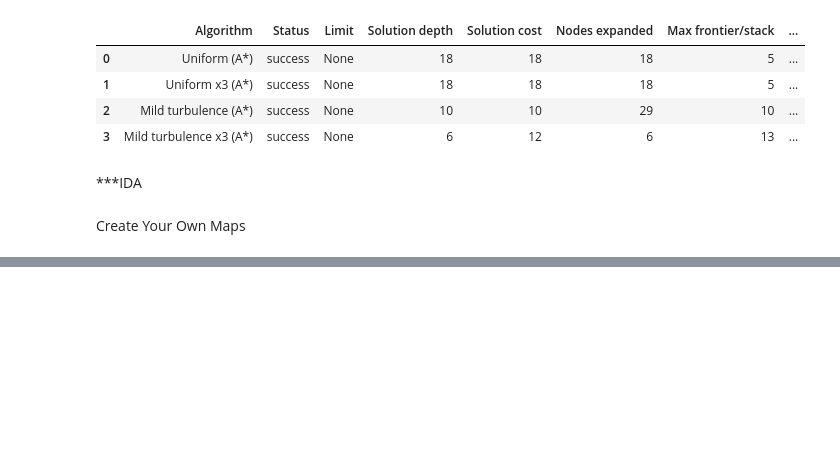
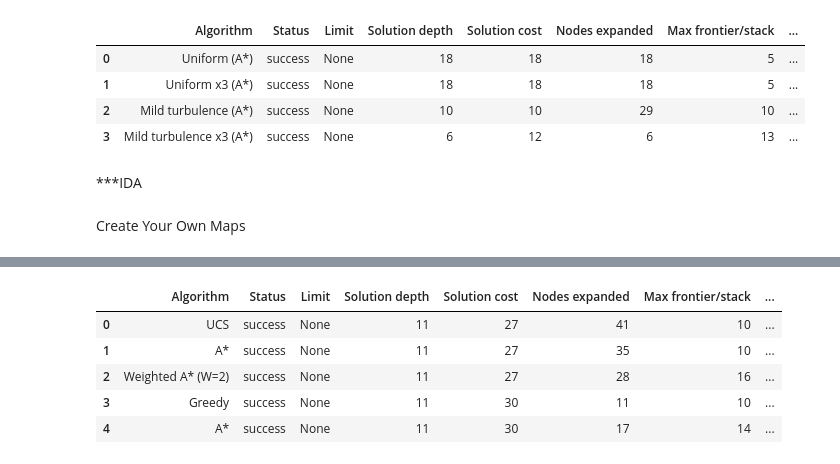
Before and after one commit to Z1llaK0ng/intro-ai, a Jupyter notebook: Lab 1/Part B/Weighted_search.ipynb, the cells around one changed output, grey strips where cells are left out. Saved outputs shown, nothing was run; the diff lists cells and outputs as text; code cells hidden in the pictures; blank space fills up the shorter version.

```diff
--- a/Lab 1/Part B/Weighted_search.ipynb
+++ b/Lab 1/Part B/Weighted_search.ipynb
@@ -896 +896,69 @@ plot_path(
 [figure]
+# %%
+# TODO 11:
+# Create your second custom map here.
+
+custom_grid_2 = [
+    [0, 0, 1, 0, 1, 1, 1, 1, 0, 0, 1],
+    [0, 1, 1, 0, 1, 1, 0, 0, 0, 1, 0],
+    [0, 0, 0, 0, 0, 1, 0, 1, 1, 0, 1],
+    [1, 0, 1, 1, 0, 0, 0, 1, 0, 1, 0],
+    [1, 0, 1, 1, 0, 1, 0, 1, 0, 1, 0],
+    [1, 0, 1, 1, 0, 1, 0, 1, 1, 0, 1],
+    [1, 0, 0, 1, 0, 1, 0, 0, 0, 0, 0],
+    [1, 1, 0, 1, 0, 1, 0, 1, 1, 0, 1],
+    [1, 1, 0, 0, 0, 0, 0, 0, 0, 0, 1],
+    [1, 0, 0, 1, 0, 1, 0, 1, 1, 0, 0],
+]
+
+custom_grid_2w = [
+    [0, 0, 0, 0, 0, 0, 0],
+    [0, 0, 0, 0, 0, 0, 0],
+    [0, 0, 0, 0, 0, 0, 0],
+    [0, 0, 0, 0, 0, 0, 0],
+    [0, 0, 0, 0, 0, 0, 0],
+    [0, 0, 0, 0, 0, 0, 0],
+]
+
+custom_costs_2 = [
+    [1, 2, 2, 5, 3, 3, 3],
+    [3, 2, 5, 5, 3, 9, 2],
+    [5, 5, 3, 5, 9, 3, 1],
+    [5, 3, 3, 2, 2, 2, 3],
+    [1, 3, 9, 9, 3, 2, 3],
+    [1, 2, 2, 2, 5, 3, 1],
+]
+
+custom_start_2 = (0,0)
+custom_goal_2 = (7,9)
+
+direct_problem_2 = GridProblem(custom_grid_2, custom_start_2, custom_goal_2)
+greedy = GreedyBestFirstSearch(manhattan_distance)
+astar = AStarSearch(manhattan_distance)
+wastar2 = WeightedAStarSearch(manhattan_distance, weight=2)
+ucs = UniformCostSearch()
+
+direct_results_2 = [
+    ucs.search(direct_problem_2),
+    astar.search(direct_problem_2),
+    wastar2.search(direct_problem_2),
+    greedy.search(direct_problem_2),
+]
+a = show_results(direct_results_2)
+print("Custom map 2 direct results:")
+print(a)
+
+custom_start_2w = (0, 0)
+custom_goal_2w = (5, 6)
+custom_problem_2 = WeightedGridProblem(
+    custom_grid_2w, custom_start_2w, custom_goal_2w, terrain_costs=custom_costs_2
+)
+custom_results_2 = [
+    ucs.search(custom_problem_2),
+    astar.search(custom_problem_2),
+    wastar2.search(custom_problem_2),
+    greedy.search(custom_problem_2),
+    astar_inflated.search(custom_problem_2),
+]
+show_results(custom_results_2)
+# %% [output]
@@ -896,0 +977,6 @@ plot_path(
+|  | Algorithm | Status | Limit | Solution depth | Solution cost | Nodes expanded | Max frontier/stack | ... |
+| 0 | UCS | success | None | 11 | 27 | 41 | 10 | ... |
+| 1 | A* | success | None | 11 | 27 | 35 | 10 | ... |
+| 2 | Weighted A* (W=2) | success | None | 11 | 27 | 28 | 16 | ... |
+| 3 | Greedy | success | None | 11 | 30 | 11 | 10 | ... |
+| 4 | A* | success | None | 11 | 30 | 17 | 14 | ... |
```
Also changed, not shown: parts of 4 cells of this notebook.
